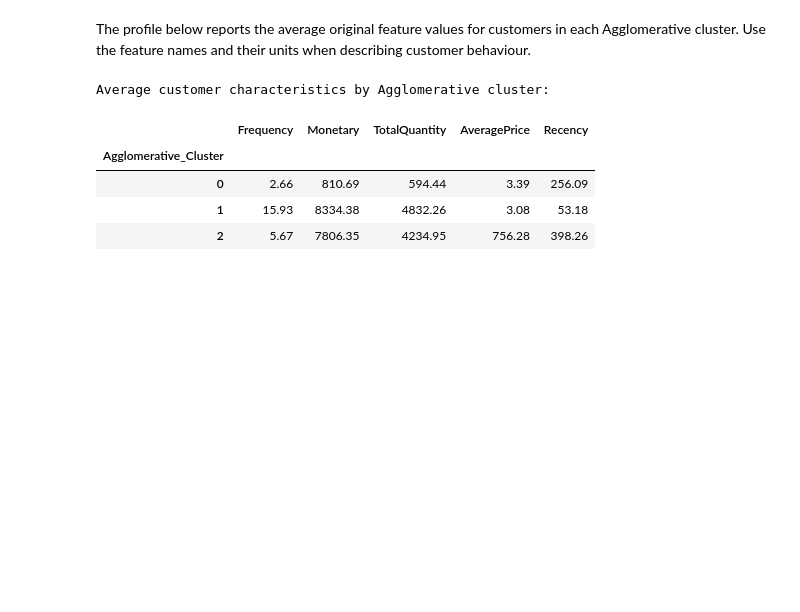
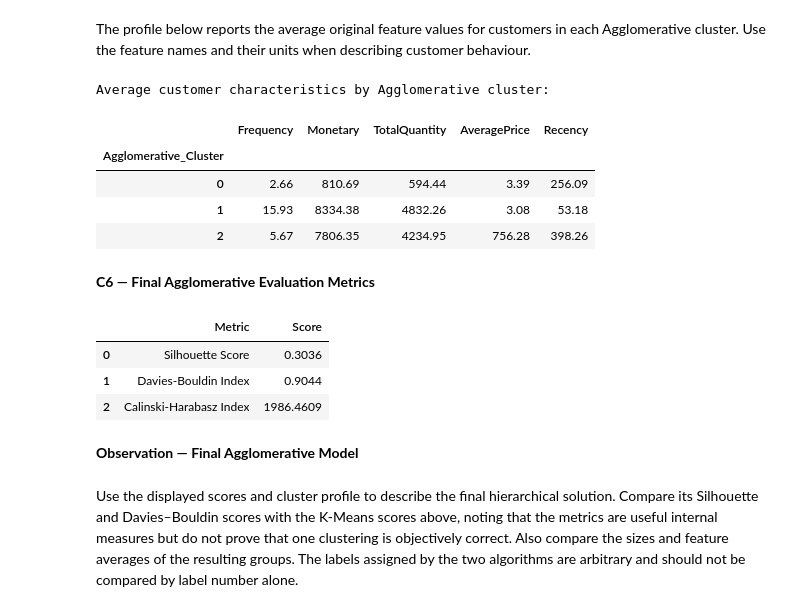
Before and after one commit to snehitha-araveti/ML-Capstone-Project-2026, a Jupyter notebook: notebooks/clustering.ipynb, the cells around one changed output. Drawn from its saved outputs; the diff is of its cells as text; code cells hidden in the pictures; blank space fills up the shorter version.

Commit message:
Add final Agglomerative Clustering evaluation metrics and observations

```diff
--- a/notebooks/clustering.ipynb
+++ b/notebooks/clustering.ipynb
@@ -1143,3 +1143,29 @@ Average customer characteristics by Agglomerative cluster:
 | 0 | 2.66 | 810.69 | 594.44 | 3.39 | 256.09 |
 | 1 | 15.93 | 8334.38 | 4832.26 | 3.08 | 53.18 |
 | 2 | 5.67 | 7806.35 | 4234.95 | 756.28 | 398.26 |
+# %% [markdown]
+**C6 — Final Agglomerative Evaluation Metrics**
+# %%
+agglomerative_metrics = pd.DataFrame({
+    "Metric": [
+        "Silhouette Score",
+        "Davies-Bouldin Index",
+        "Calinski-Harabasz Index"
+    ],
+    "Score": [
+        silhouette_score(X_train_scaled, agglomerative_labels),
+        davies_bouldin_score(X_train_scaled, agglomerative_labels),
+        calinski_harabasz_score(X_train_scaled, agglomerative_labels)
+    ]
+})
+
+display(agglomerative_metrics.round(4))
+# %% [output]
+|  | Metric | Score |
+| 0 | Silhouette Score | 0.3036 |
+| 1 | Davies-Bouldin Index | 0.9044 |
+| 2 | Calinski-Harabasz Index | 1986.4609 |
+# %% [markdown]
+**Observation — Final Agglomerative Model**
+# %% [markdown]
+Use the displayed scores and cluster profile to describe the final hierarchical solution. Compare its Silhouette and Davies–Bouldin scores with the K-Means scores above, noting that the metrics are useful internal measures but do not prove that one clustering is objectively correct. Also compare the sizes and feature averages of the resulting groups. The labels assigned by the two algorithms are arbitrary and should not be compared by label number alone.
```
